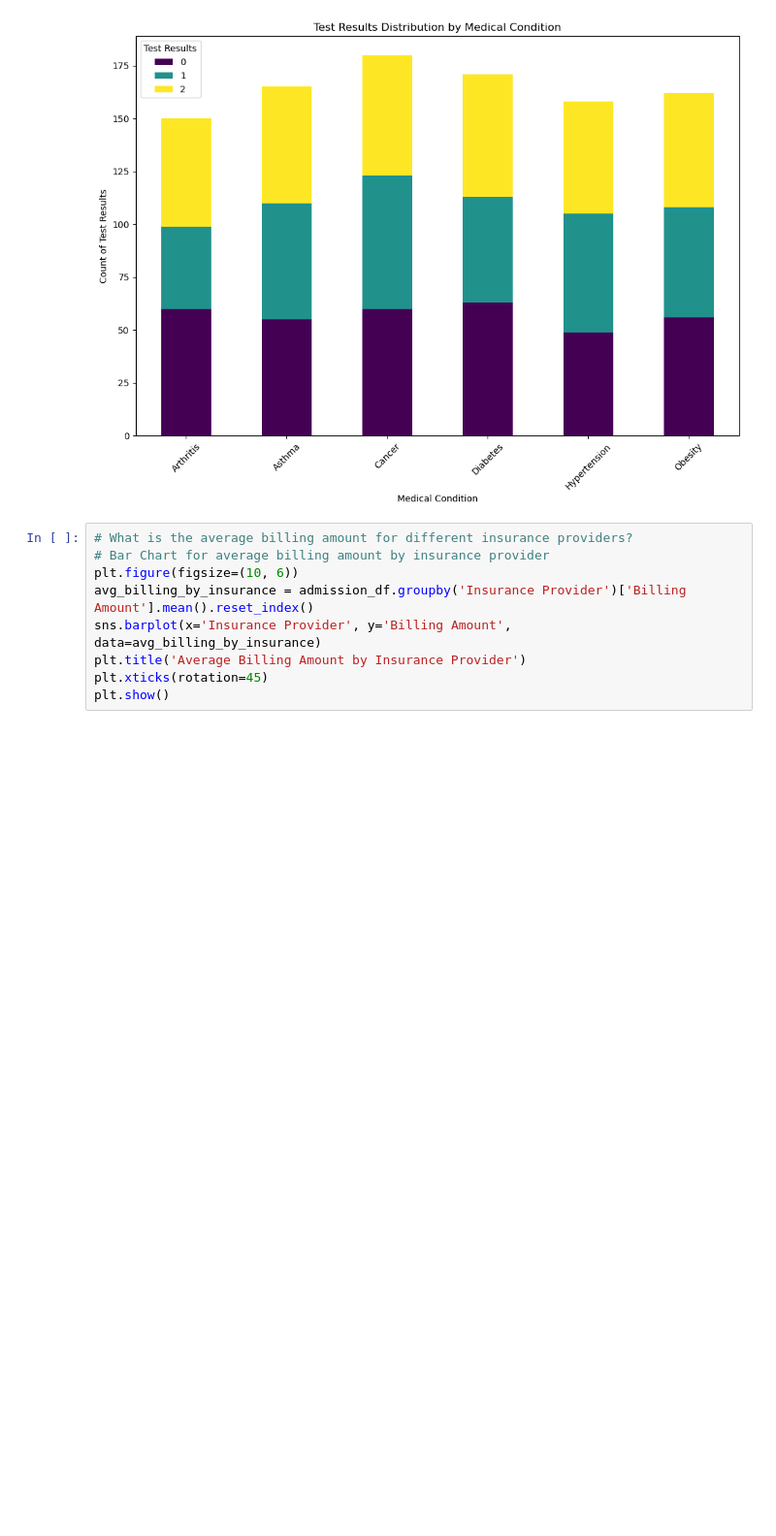
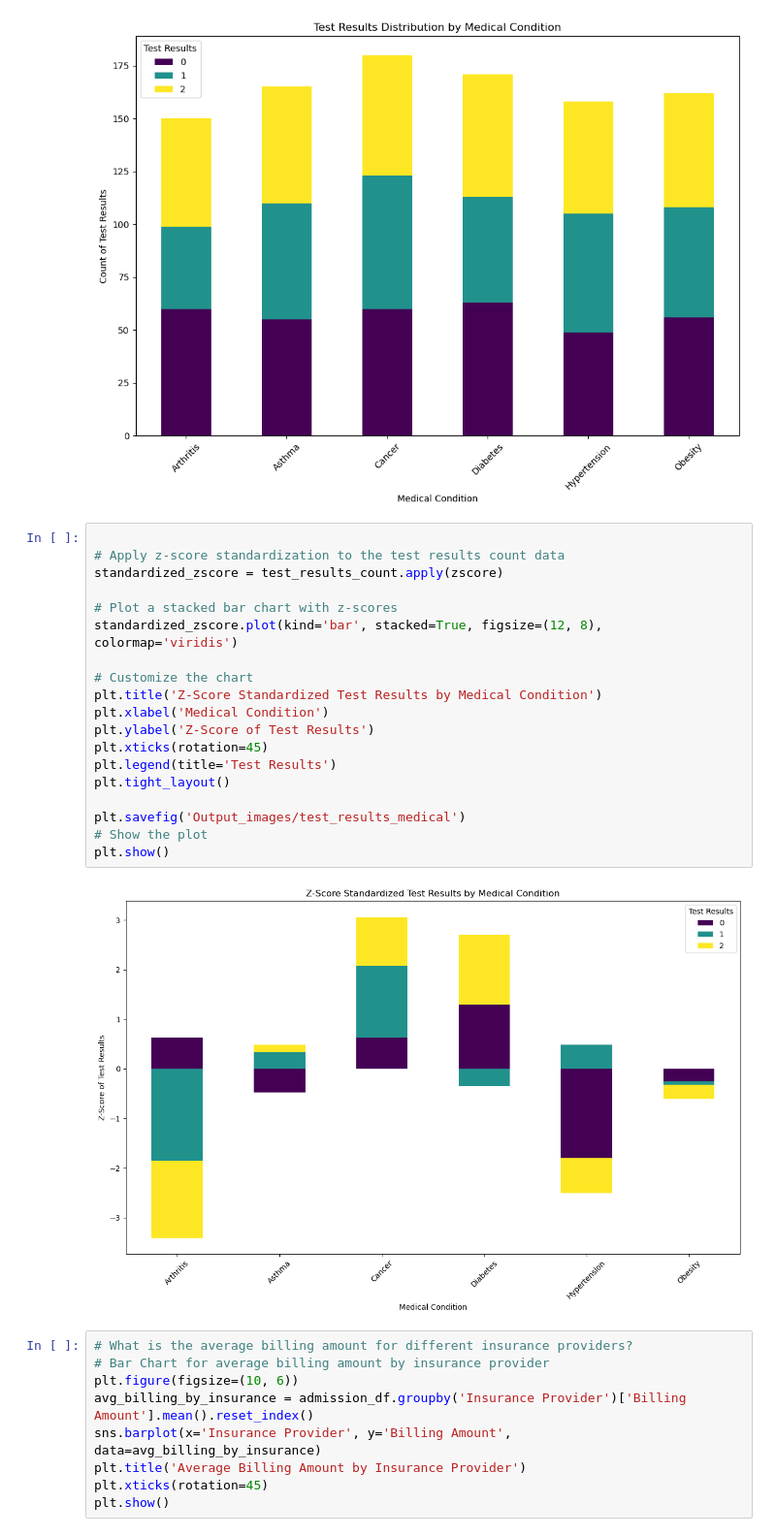
Before and after one commit to kajalkjain/Project-3-Group-2, a Jupyter notebook: Healthcare_cleaning_dataset_combine.ipynb, the cells around one changed output. Shown at 97% size. Drawn from its saved outputs; the diff is of its cells as text; blank space fills up the shorter version.

Commit message:
adding stacked bar chart

```diff
--- a/Healthcare_cleaning_dataset_combine.ipynb
+++ b/Healthcare_cleaning_dataset_combine.ipynb
@@ -715,6 +716,27 @@ plt.legend(title='Test Results')
 plt.show()
 # %% [output]
 [figure]
+# %%
+
+# Apply z-score standardization to the test results count data
+standardized_zscore = test_results_count.apply(zscore)
+
+# Plot a stacked bar chart with z-scores
+standardized_zscore.plot(kind='bar', stacked=True, figsize=(12, 8), colormap='viridis')
+
+# Customize the chart
+plt.title('Z-Score Standardized Test Results by Medical Condition')
+plt.xlabel('Medical Condition')
+plt.ylabel('Z-Score of Test Results')
+plt.xticks(rotation=45)
+plt.legend(title='Test Results')
+plt.tight_layout()
+
+plt.savefig('Output_images/test_results_medical')
+# Show the plot
+plt.show()
+# %% [output]
+[figure, added]
 # %%
 # What is the average billing amount for different insurance providers?
 # Bar Chart for average billing amount by insurance provider
```
Also changed, not shown: parts of 2 cells of this notebook.
